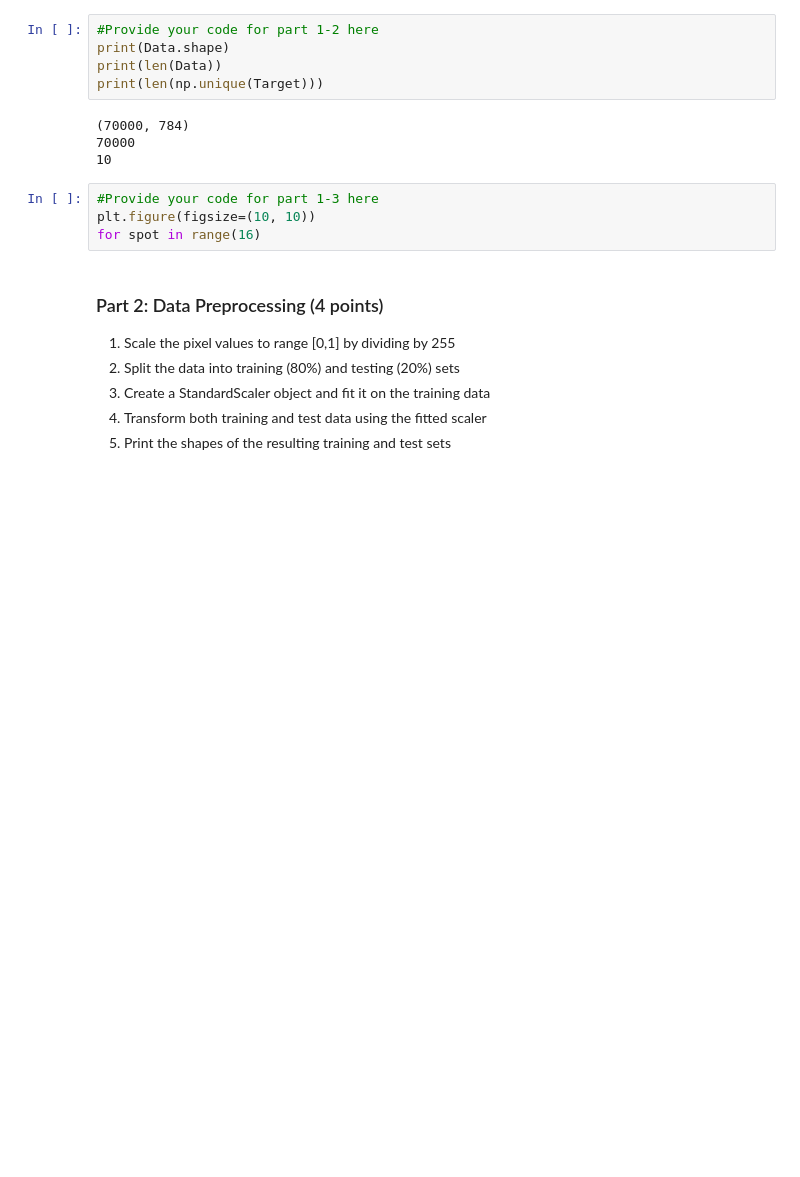
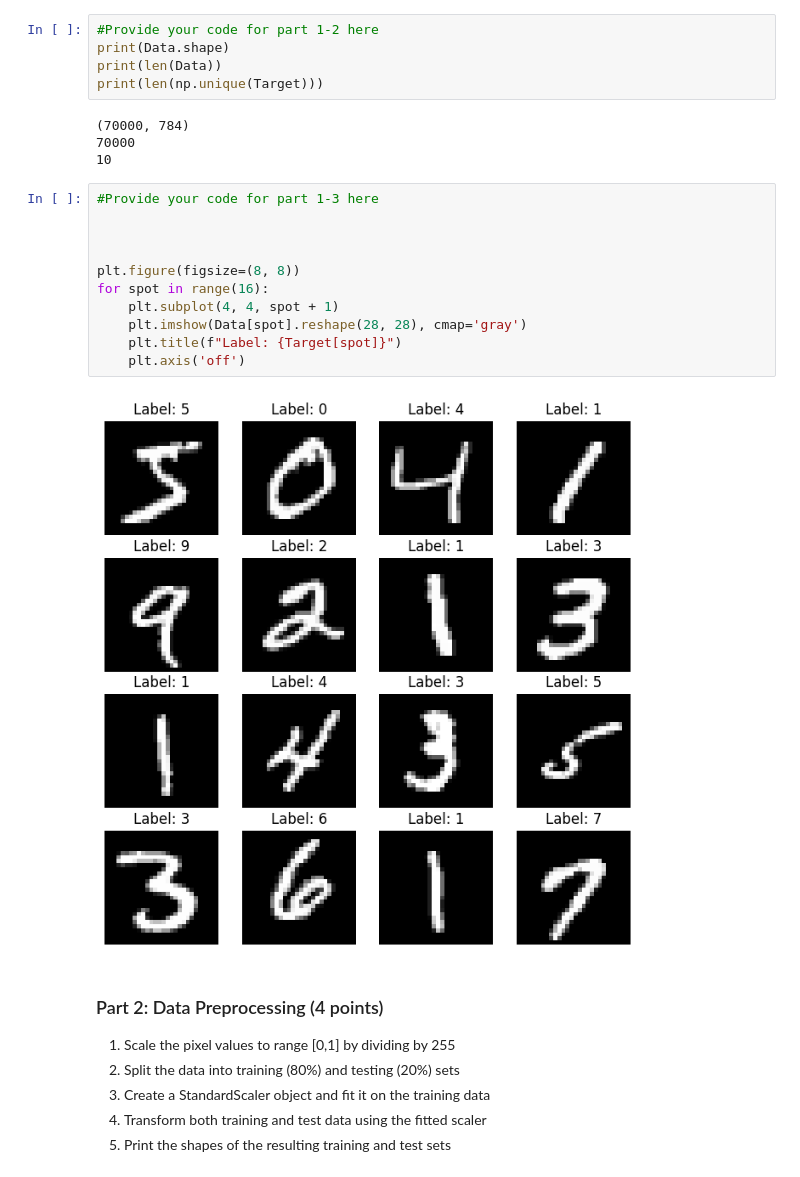
Before and after one commit to Cooper1217/BME3053C-Spring-2025, a Jupyter notebook: HW/supervised_homework-1.ipynb, the cells around one changed output. Cells and saved outputs as stored; diff of their text form; blank space fills up the shorter version.

```diff
--- a/HW/supervised_homework-1.ipynb
+++ b/HW/supervised_homework-1.ipynb
@@ -48,8 +48,17 @@ print(len(np.unique(Target)))
 10
 # %%
 #Provide your code for part 1-3 here
-plt.figure(figsize=(10, 10))
-for spot in range(16)
+
+
+
+plt.figure(figsize=(8, 8))
+for spot in range(16):
+    plt.subplot(4, 4, spot + 1)
+    plt.imshow(Data[spot].reshape(28, 28), cmap='gray')
+    plt.title(f"Label: {Target[spot]}")
+    plt.axis('off')
+# %% [output]
+[figure, added]
 # %% [markdown]
 ### Part 2: Data Preprocessing (4 points)
 1. Scale the pixel values to range [0,1] by dividing by 255
```
Also changed, not shown: parts of 10 cells of this notebook.
